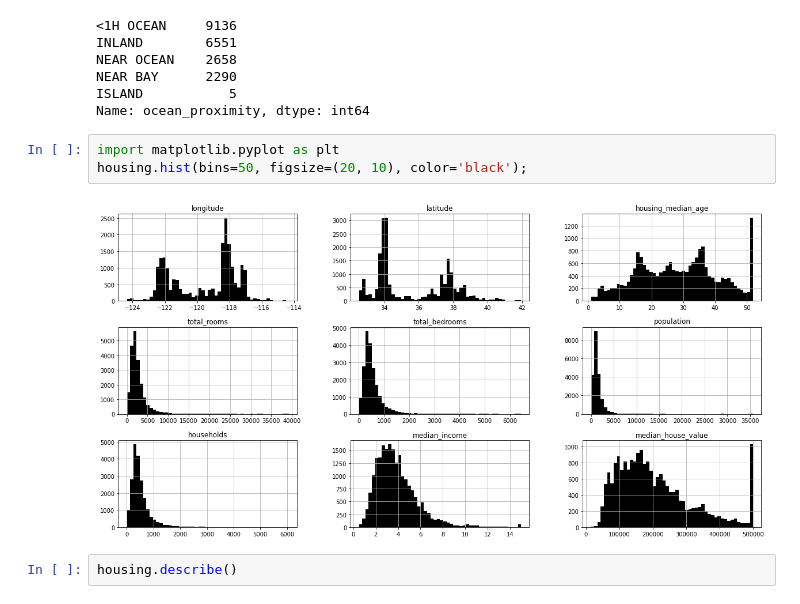
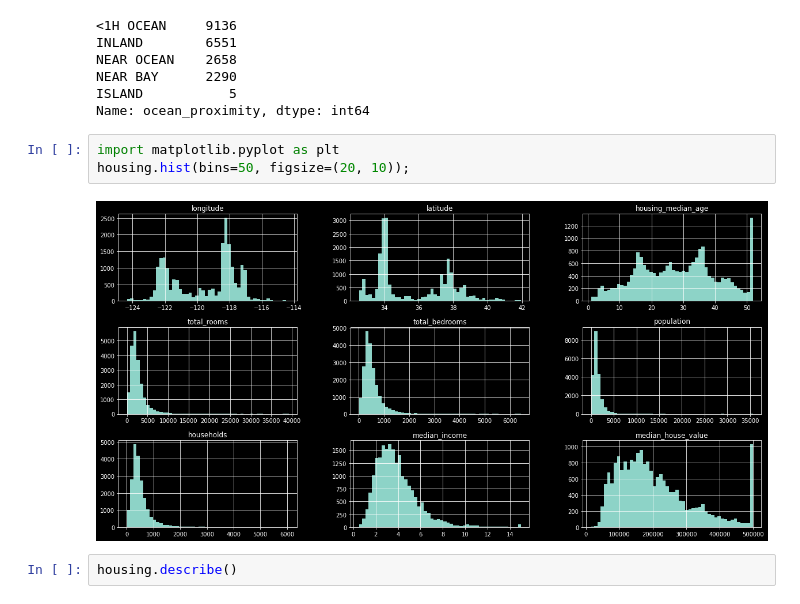
Before and after one commit to mrajancsr/NeptuneAI, a Jupyter notebook: playground/machine_learning_engineer/sample_ml_project.ipynb, the cells around one changed output. Saved outputs shown, nothing was run; the diff lists cells and outputs as text.

```diff
--- a/playground/machine_learning_engineer/sample_ml_project.ipynb
+++ b/playground/machine_learning_engineer/sample_ml_project.ipynb
@@ -88,9 +90,9 @@ ISLAND           5
 Name: ocean_proximity, dtype: int64
 # %%
 import matplotlib.pyplot as plt
-housing.hist(bins=50, figsize=(20, 10), color='black');
+housing.hist(bins=50, figsize=(20, 10));
 # %% [output]
-[figure, old version]
+[figure, new version]
 # %%
 housing.describe()
 # %% [output]
```
Also changed, not shown: parts of 12 cells of this notebook, 2 other files.
